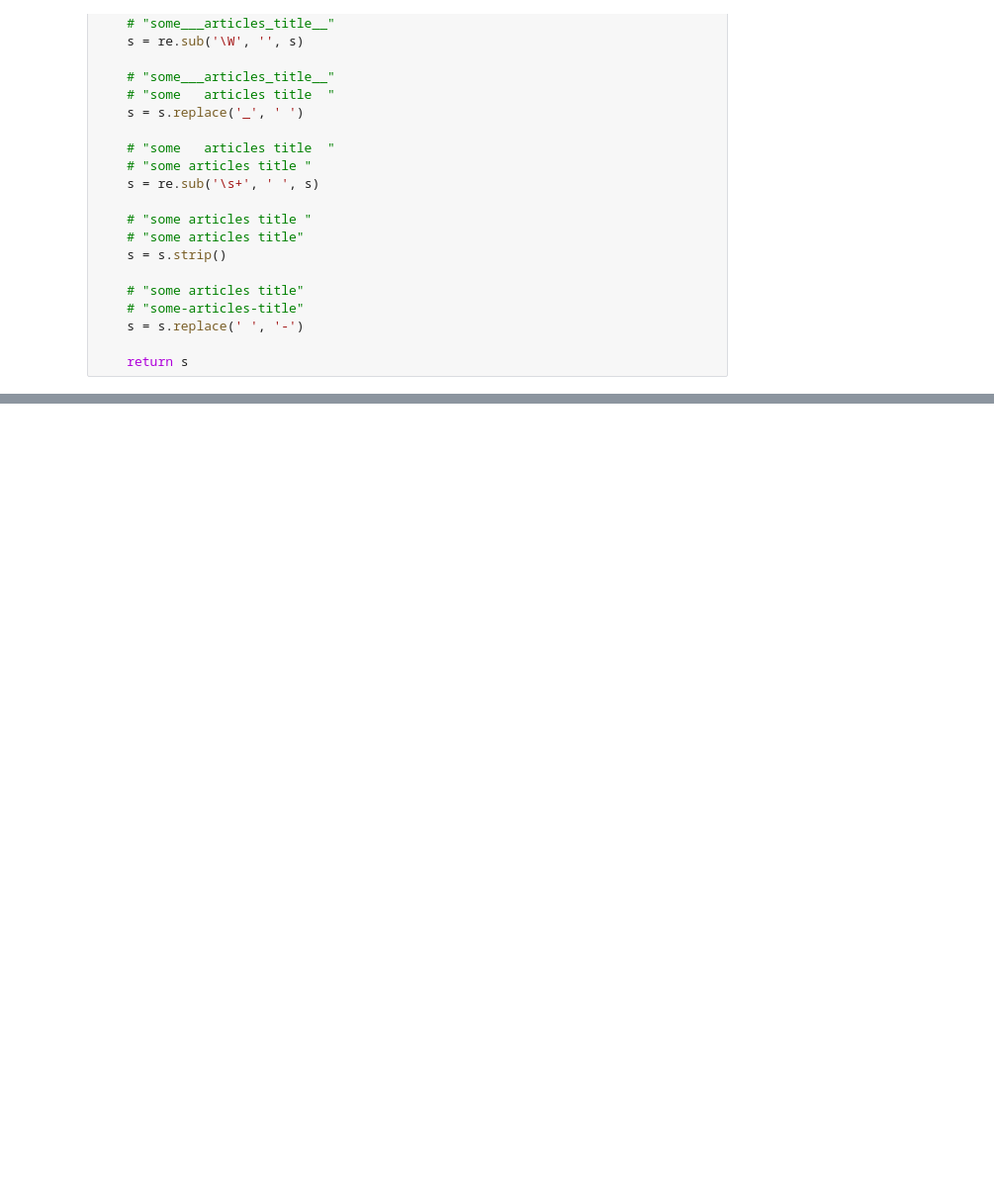
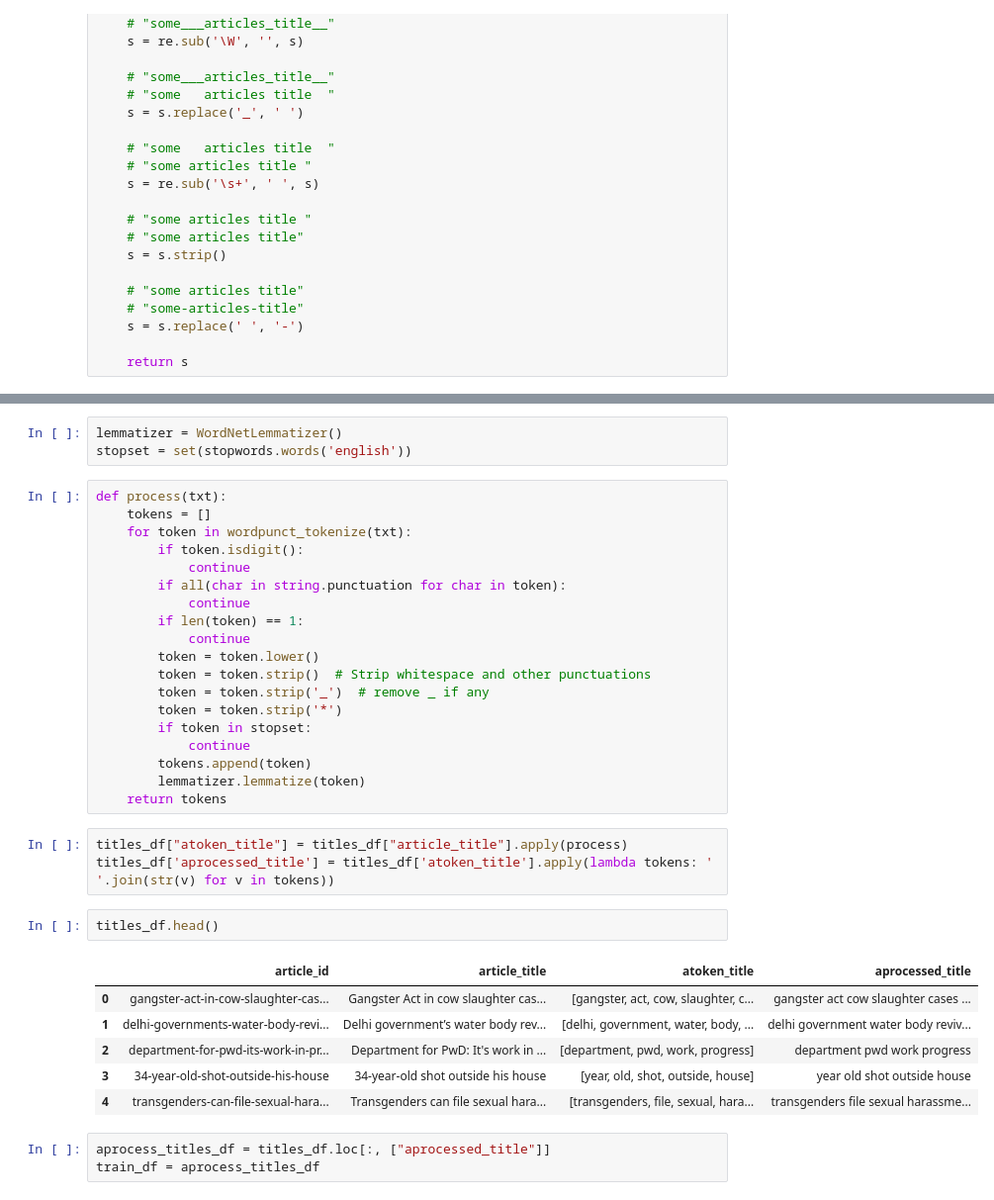
Before and after one commit to vivek7266/findzy, a Jupyter notebook: Engine.ipynb, the cells around one changed output, grey strips where cells are left out. Shown: that part at 99% size. Saved outputs shown, nothing was run; the diff lists cells and outputs as text; blank space fills up the shorter version.

```diff
--- a/Engine.ipynb
+++ b/Engine.ipynb
@@ -145,0 +212,37 @@ df.head()
+# %%
+lemmatizer = WordNetLemmatizer()
+stopset = set(stopwords.words('english'))
+# %%
+def process(txt):
+    tokens = []
+    for token in wordpunct_tokenize(txt):
+        if token.isdigit():
+            continue
+        if all(char in string.punctuation for char in token):
+            continue
+        if len(token) == 1:
+            continue
+        token = token.lower()
+        token = token.strip()  # Strip whitespace and other punctuations
+        token = token.strip('_')  # remove _ if any
+        token = token.strip('*')
+        if token in stopset:
+            continue
+        tokens.append(token)
+        lemmatizer.lemmatize(token)
+    return tokens
+# %%
+titles_df["atoken_title"] = titles_df["article_title"].apply(process)
+titles_df['aprocessed_title'] = titles_df['atoken_title'].apply(lambda tokens: ' '.join(str(v) for v in tokens))
+# %%
+titles_df.head()
+# %% [output]
+|  | article_id | article_title | atoken_title | aprocessed_title |
+| 0 | gangster-act-in-cow-slaughter-cas... | Gangster Act in cow slaughter cas... | [gangster, act, cow, slaughter, c... | gangster act cow slaughter cases ... |
+| 1 | delhi-governments-water-body-revi... | Delhi government’s water body rev... | [delhi, government, water, body, ... | delhi government water body reviv... |
+| 2 | department-for-pwd-its-work-in-pr... | Department for PwD: It's work in ... | [department, pwd, work, progress] | department pwd work progress |
+| 3 | 34-year-old-shot-outside-his-house | 34-year-old shot outside his house | [year, old, shot, outside, house] | year old shot outside house |
+| 4 | transgenders-can-file-sexual-hara... | Transgenders can file sexual hara... | [transgenders, file, sexual, hara... | transgenders file sexual harassme... |
+# %%
+aprocess_titles_df = titles_df.loc[:, ["aprocessed_title"]]
+train_df = aprocess_titles_df
```
Also changed, not shown: parts of 25 cells of this notebook.
